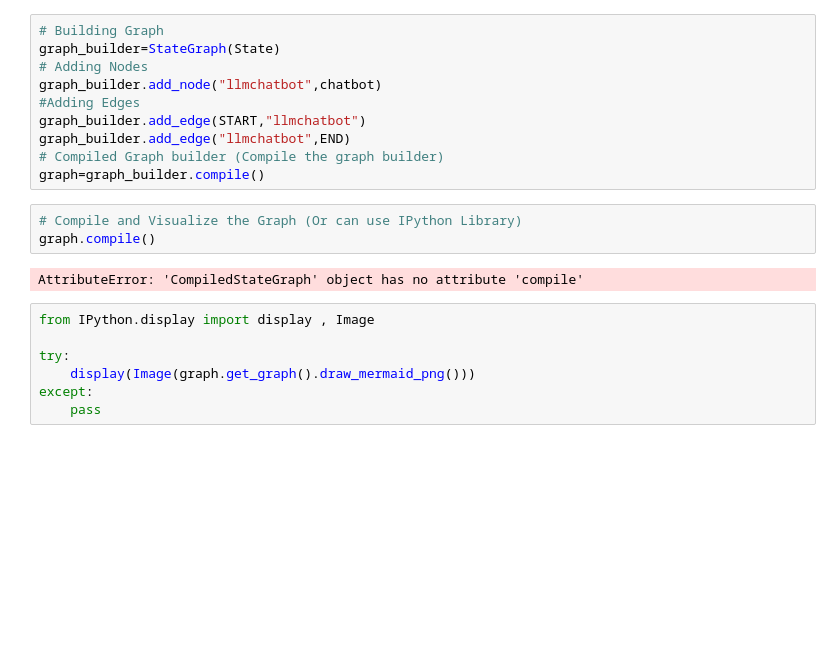
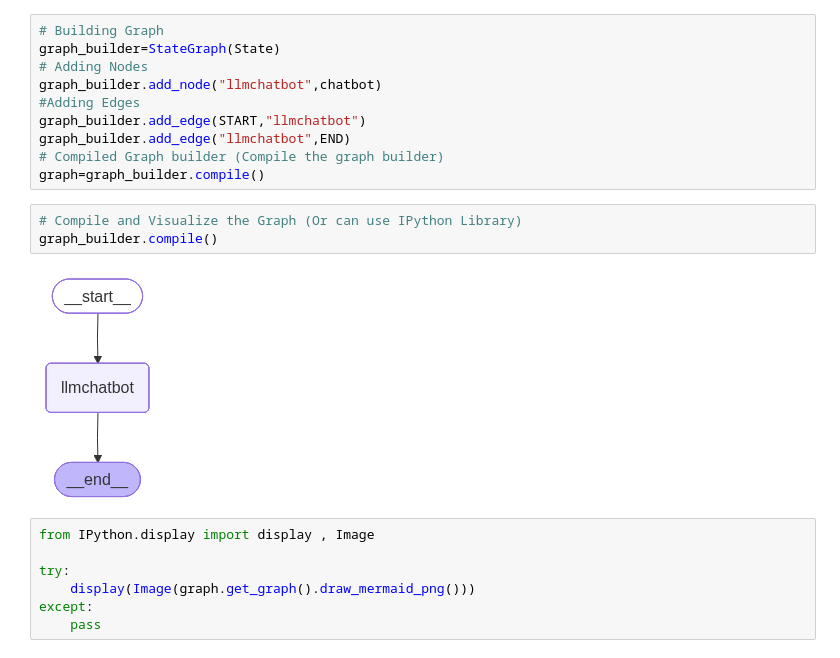
Before and after one commit to devidutta-07/GenAI, a Jupyter notebook: LANGRAPH/Agents/Agent.ipynb, the cells around one changed output. Drawn from its saved outputs; the diff is of its cells as text; blank space fills up the shorter version.

```diff
--- a/LANGRAPH/Agents/Agent.ipynb
+++ b/LANGRAPH/Agents/Agent.ipynb
@@ -28,9 +28,9 @@ graph_builder.add_edge("llmchatbot",END)
 graph=graph_builder.compile()
 # %%
 # Compile and Visualize the Graph (Or can use IPython Library)
-graph.compile()
+graph_builder.compile()
 # %% [output]
-AttributeError: 'CompiledStateGraph' object has no attribute 'compile'
+[figure, added]
 # %%
 from IPython.display import display , Image
 
```
Also changed, not shown: parts of 1 cell of this notebook, 1 other file.
